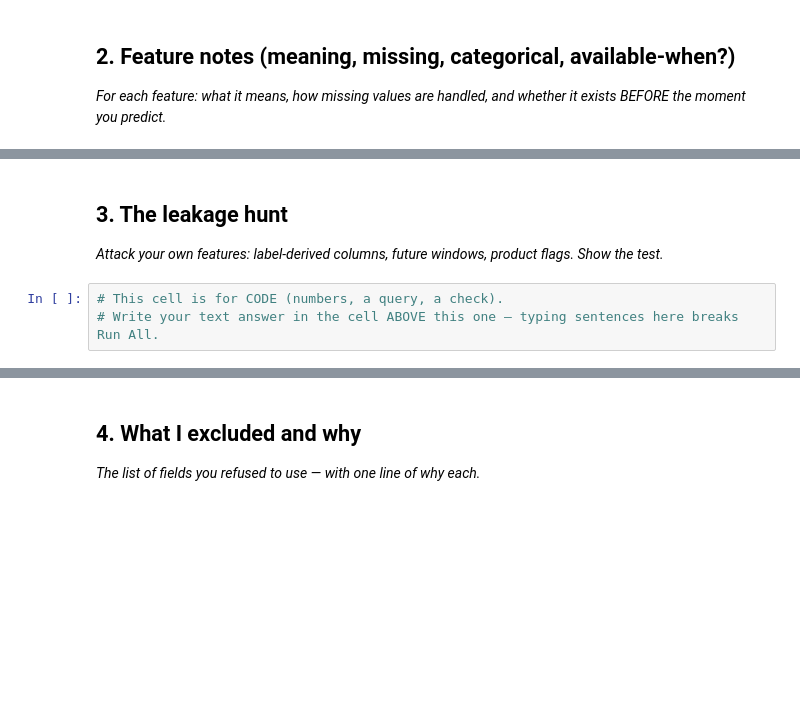
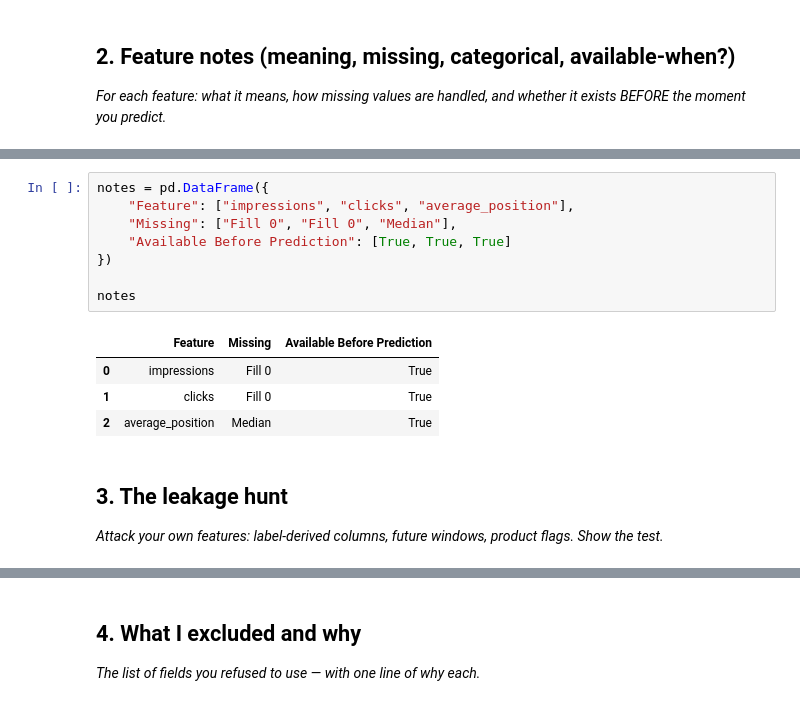
Before and after one commit to MUKUL-TIWARI/flyrank-ml-internship, a Jupyter notebook: work/notebooks/w03_feature_leakage_check.ipynb, the cells around one changed output, grey strips where cells are left out. Drawn from its saved outputs; the diff is of its cells as text; blank space fills up the shorter version.

Commit message:
Complete ML-05 — Feature Vector and Leakage/Privacy Check

```diff
--- a/work/notebooks/w03_feature_leakage_check.ipynb
+++ b/work/notebooks/w03_feature_leakage_check.ipynb
@@ -23,7 +56,17 @@ This skeleton is yours to fill. Work the sections **in order** — each one has
+# %%
+notes = pd.DataFrame({
+    "Feature": ["impressions", "clicks", "average_position"],
+    "Missing": ["Fill 0", "Fill 0", "Median"],
+    "Available Before Prediction": [True, True, True]
+})
+
+notes
+# %% [output]
+|  | Feature | Missing | Available Before Prediction |
+| 0 | impressions | Fill 0 | True |
+| 1 | clicks | Fill 0 | True |
+| 2 | average_position | Median | True |
 # %% [markdown]
 ## 3. The leakage hunt
 
 *Attack your own features: label-derived columns, future windows, product flags. Show the test.*
-# %%
-# This cell is for CODE (numbers, a query, a check).
-# Write your text answer in the cell ABOVE this one — typing sentences here breaks Run All.
```
Also changed, not shown: parts of 11 cells of this notebook.
